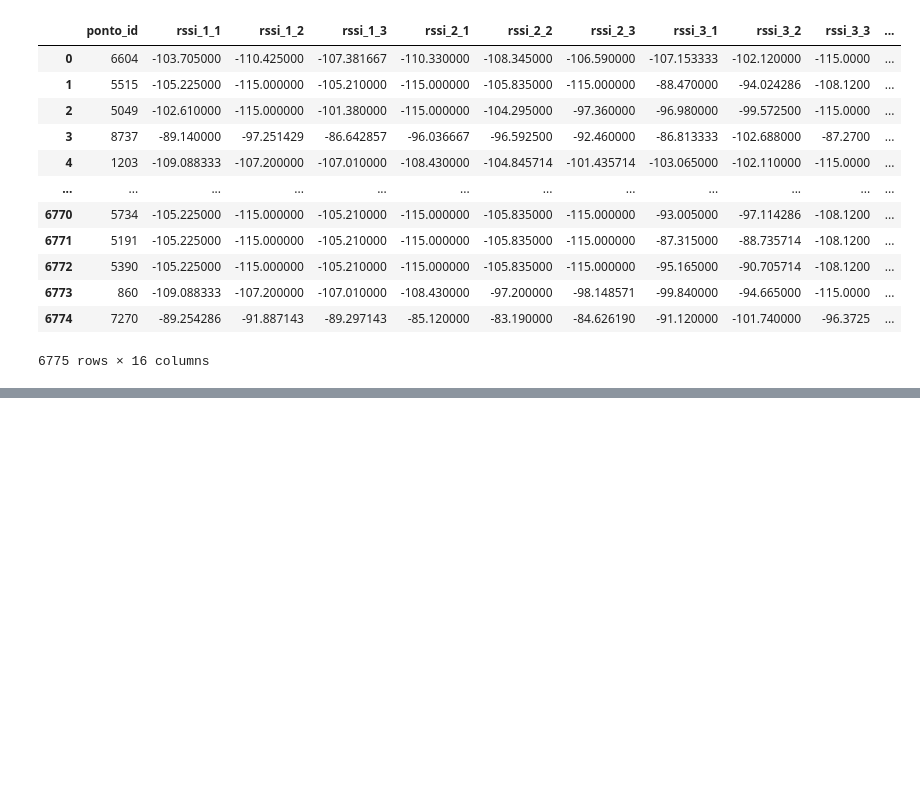
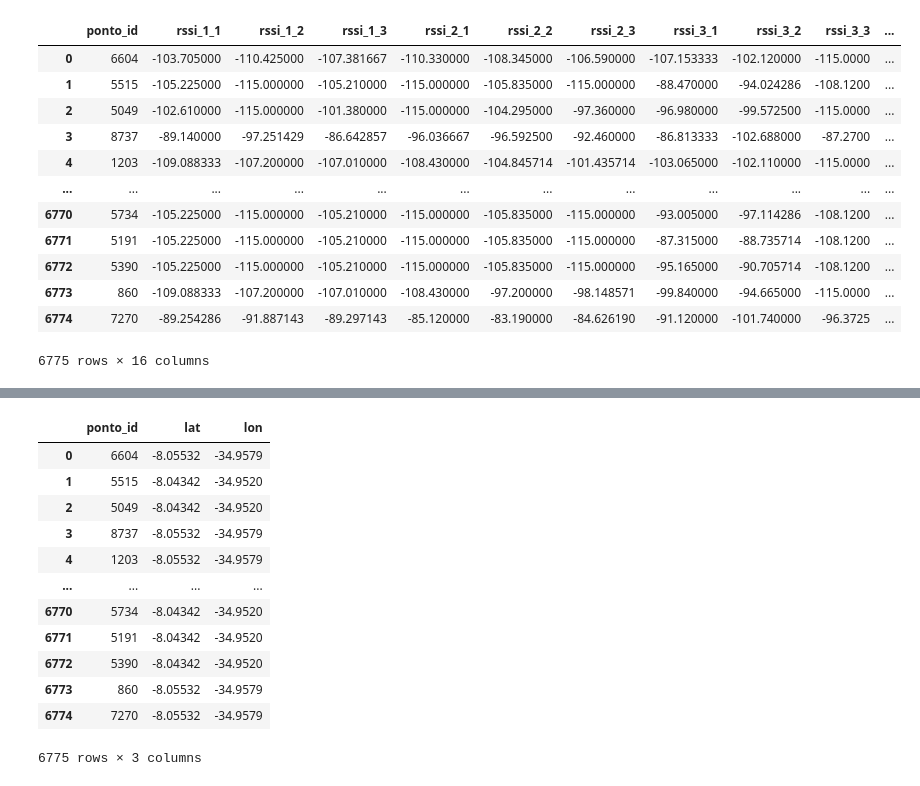
Before and after one commit to fnalmeidap/mobile-comms, a Jupyter notebook: base.ipynb, the cells around one changed output, grey strips where cells are left out. Saved outputs shown, nothing was run; the diff lists cells and outputs as text; code cells hidden in the pictures; blank space fills up the shorter version.

```diff
--- a/base.ipynb
+++ b/base.ipynb
@@ -54,4 +70,19 @@ train_data = train_data.merge(bst_data[["RssiId", "grupo", "lat", "lon"]], left_
 # %%
-output = train_data[["ponto_id", "lat_x", "lon_x"]].rename(columns={"lat_x":"lat", "lon_x":"lon"})
+output = train_data[["ponto_id", "lat", "lon"]]
+output
+# %% [output]
+|  | ponto_id | lat | lon |
+| 0 | 6604 | -8.05532 | -34.9579 |
+| 1 | 5515 | -8.04342 | -34.9520 |
+| 2 | 5049 | -8.04342 | -34.9520 |
+| 3 | 8737 | -8.05532 | -34.9579 |
+| 4 | 1203 | -8.05532 | -34.9579 |
+| ... | ... | ... | ... |
+| 6770 | 5734 | -8.04342 | -34.9520 |
+| 6771 | 5191 | -8.04342 | -34.9520 |
+| 6772 | 5390 | -8.04342 | -34.9520 |
+| 6773 | 860 | -8.05532 | -34.9579 |
+| 6774 | 7270 | -8.05532 | -34.9579 |
+6775 rows × 3 columns
 # %%
 output.to_csv("Resultado_Equipe1_MetodoProximidade", index=False)
```
Also changed, not shown: parts of 11 cells of this notebook, 1 other file.
